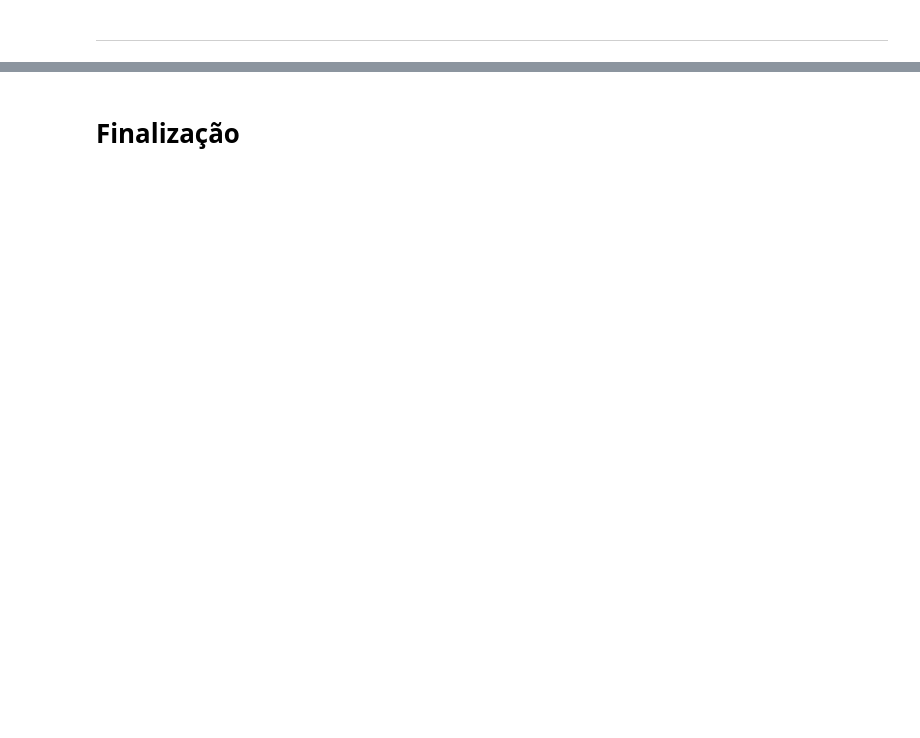
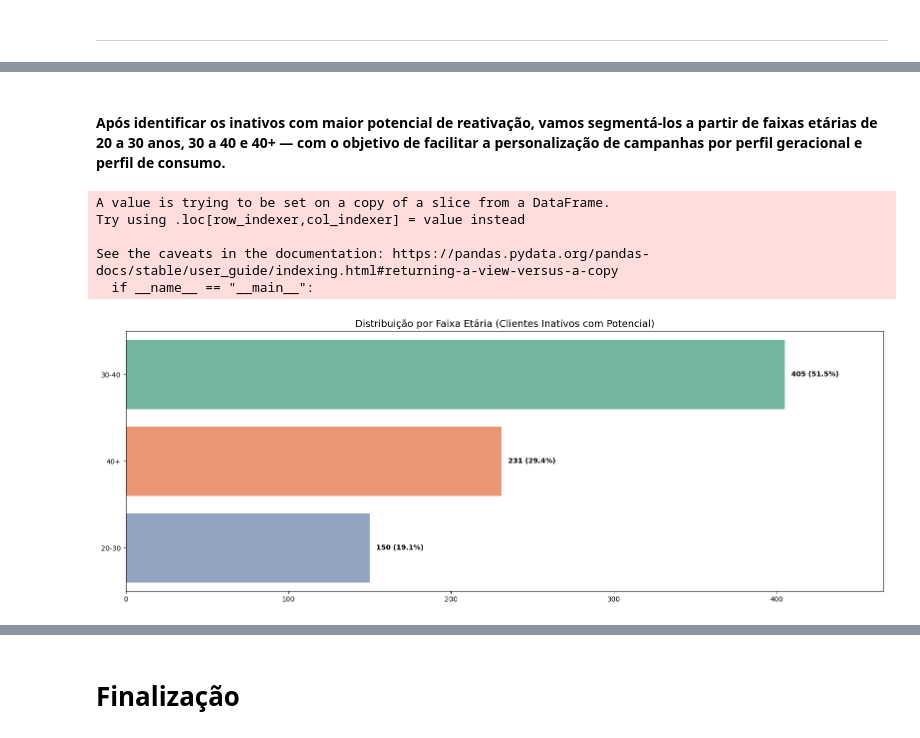
Before and after one commit to PedroCanhete/Analise-de-Credito, a Jupyter notebook: analiseCredito.ipynb, the cells around one changed output, grey strips where cells are left out. Drawn from its saved outputs; the diff is of its cells as text; code cells hidden in the pictures; blank space fills up the shorter version.

```diff
--- a/analiseCredito.ipynb
+++ b/analiseCredito.ipynb
@@ -466,0 +577,47 @@ Essa segmentação permite uma visão estratégica mais precisa, direcionando o
+# %% [markdown]
+#### Após identificar os inativos com maior potencial de reativação, vamos segmentá-los a partir de faixas etárias de 20 a 30 anos, 30 a 40 e 40+ — com o objetivo de facilitar a personalização de campanhas por perfil geracional e perfil de consumo.
+# %%
+def classificar_faixa(idade):
+    if idade < 30:
+        return '20-30'
+    elif idade < 40:
+        return '30-40'
+    else:
+        return '40+'
+
+df_inativos_reativacao['FaixaEtaria'] = df_inativos_reativacao['Age'].apply(classificar_faixa)
+# %% [output]
+A value is trying to be set on a copy of a slice from a DataFrame.
+Try using .loc[row_indexer,col_indexer] = value instead
+
+See the caveats in the documentation: https://pandas.pydata.org/pandas-docs/stable/user_guide/indexing.html#returning-a-view-versus-a-copy
+  if __name__ == "__main__":
+# %%
+plt.figure(figsize=(16, 6))
+
+# Frequência absoluta e percentual
+freq_abs = df_inativos_reativacao['FaixaEtaria'].value_counts()
+freq_pct = df_inativos_reativacao['FaixaEtaria'].value_counts(normalize=True) * 100
+
+# Ordenação
+freq_abs = freq_abs.sort_values(ascending=False)
+freq_pct = freq_pct.loc[freq_abs.index]
+
+ax = sns.barplot(x=freq_abs.values, y=freq_abs.index, palette="Set2")
+
+max_val = max(freq_abs.values)
+ax.set_xlim(0, max_val * 1.15)
+xlim_max = ax.get_xlim()[1]
+
+# Anotações
+for i, (v, p) in enumerate(zip(freq_abs.values, freq_pct.values)):
+    ax.text(v + max_val * 0.01, i, f'{v} ({p:.1f}%)', va='center', ha='left', color='black', fontsize=10, fontweight='bold')
+
+plt.title('Distribuição por Faixa Etária (Clientes Inativos com Potencial)', fontsize=14)
+plt.xlabel('')
+plt.ylabel('')
+
+plt.tight_layout()
+plt.show()
+# %% [output]
+[figure, added]
```
Also changed, not shown: parts of 30 cells of this notebook.
